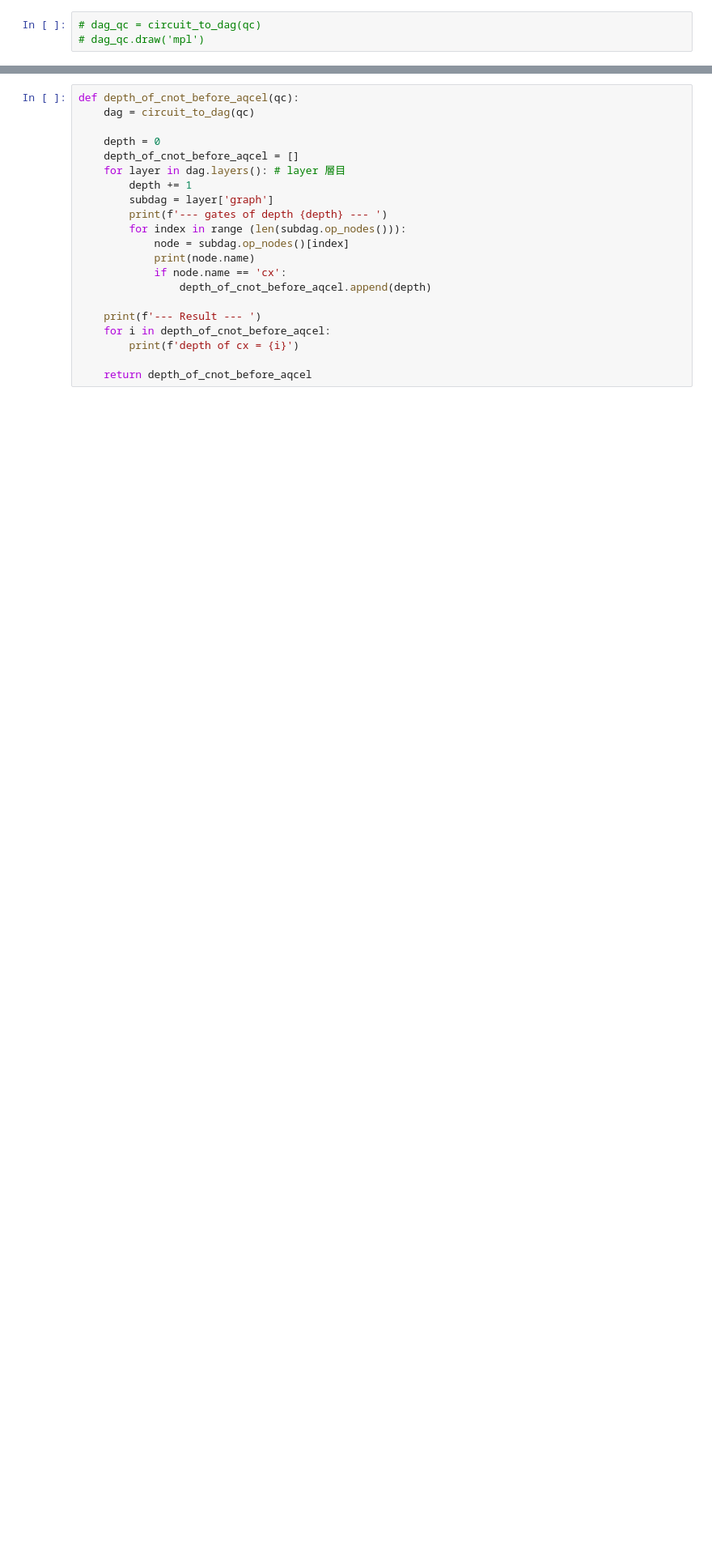
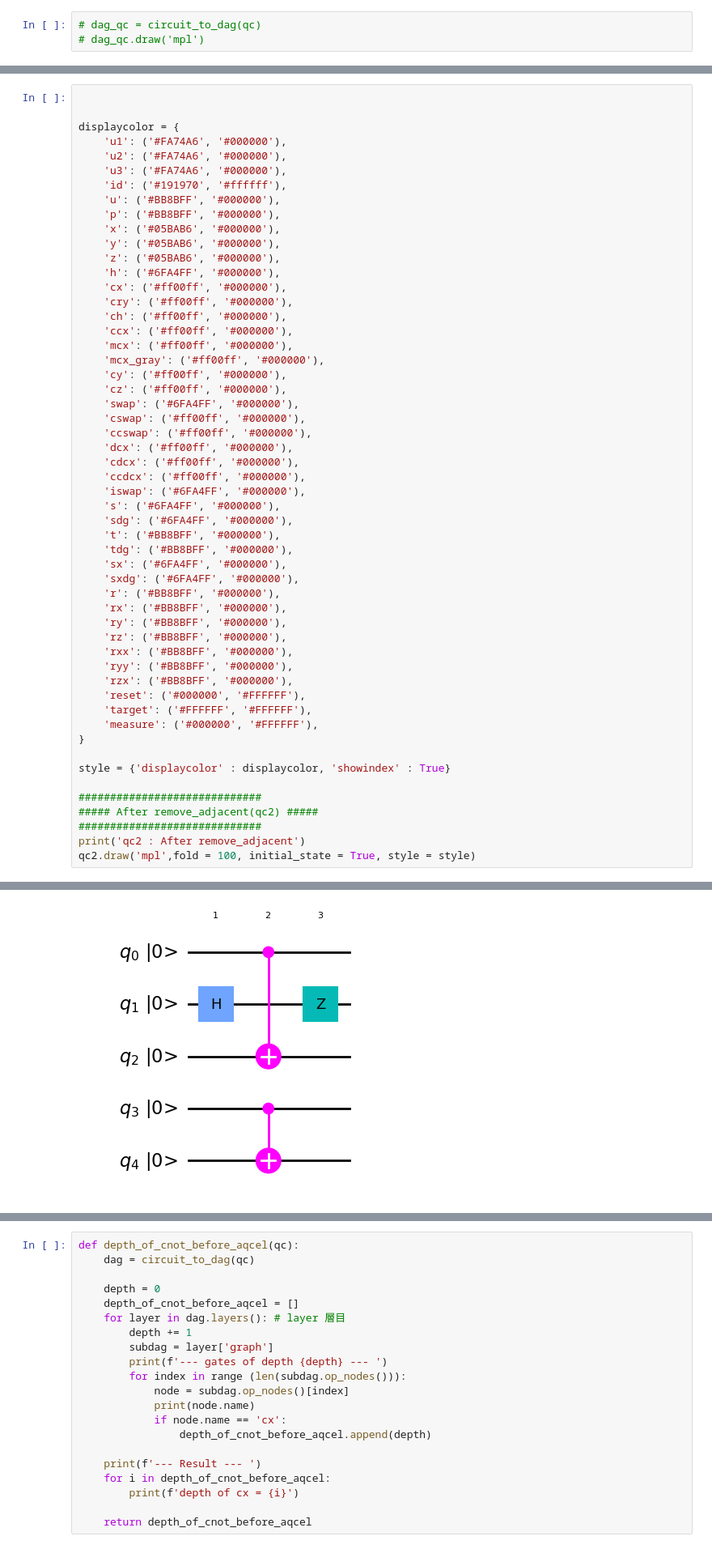
Before and after one commit to LBNL-HEP-QIS/QuantumPartonShower, a Jupyter notebook: qiskit_code/experiment.ipynb, the cells around one changed output, grey strips where cells are left out. Shown at 81% size. Saved outputs shown, nothing was run; the diff lists cells and outputs as text; blank space fills up the shorter version.

```diff
--- a/qiskit_code/experiment.ipynb
+++ b/qiskit_code/experiment.ipynb
@@ -162,0 +151,55 @@ Before AQCEL
+# %%
+
+
+displaycolor = {
+    'u1': ('#FA74A6', '#000000'),
+    'u2': ('#FA74A6', '#000000'),
+    'u3': ('#FA74A6', '#000000'),
+    'id': ('#191970', '#ffffff'),
+    'u': ('#BB8BFF', '#000000'),
+    'p': ('#BB8BFF', '#000000'),
+    'x': ('#05BAB6', '#000000'),
+    'y': ('#05BAB6', '#000000'),
+    'z': ('#05BAB6', '#000000'),
+    'h': ('#6FA4FF', '#000000'),
+    'cx': ('#ff00ff', '#000000'),
+    'cry': ('#ff00ff', '#000000'),
+    'ch': ('#ff00ff', '#000000'),
+    'ccx': ('#ff00ff', '#000000'),
+    'mcx': ('#ff00ff', '#000000'),
+    'mcx_gray': ('#ff00ff', '#000000'),
+    'cy': ('#ff00ff', '#000000'),
+    'cz': ('#ff00ff', '#000000'),
+    'swap': ('#6FA4FF', '#000000'),
+    'cswap': ('#ff00ff', '#000000'),
+    'ccswap': ('#ff00ff', '#000000'),
+    'dcx': ('#ff00ff', '#000000'),
+    'cdcx': ('#ff00ff', '#000000'),
+    'ccdcx': ('#ff00ff', '#000000'),
+    'iswap': ('#6FA4FF', '#000000'),
+    's': ('#6FA4FF', '#000000'),
+    'sdg': ('#6FA4FF', '#000000'),
+    't': ('#BB8BFF', '#000000'),
+    'tdg': ('#BB8BFF', '#000000'),
+    'sx': ('#6FA4FF', '#000000'),
+    'sxdg': ('#6FA4FF', '#000000'),
+    'r': ('#BB8BFF', '#000000'),
+    'rx': ('#BB8BFF', '#000000'),
+    'ry': ('#BB8BFF', '#000000'),
+    'rz': ('#BB8BFF', '#000000'),
+    'rxx': ('#BB8BFF', '#000000'),
+    'ryy': ('#BB8BFF', '#000000'),
+    'rzx': ('#BB8BFF', '#000000'),
+    'reset': ('#000000', '#FFFFFF'),
+    'target': ('#FFFFFF', '#FFFFFF'),
+    'measure': ('#000000', '#FFFFFF'),
+}
+
+style = {'displaycolor' : displaycolor, 'showindex' : True}
+
+#############################
+##### After remove_adjacent(qc2) #####
+#############################
+print('qc2 : After remove_adjacent')
+qc2.draw('mpl',fold = 100, initial_state = True, style = style)
+# %% [output]
@@ -163,3 +207,4 @@ Before AQCEL
+[figure, added]
 # %%
 #############################
 ##### Before AQCEL(qc1) #####
```
Also changed, not shown: parts of 10 cells of this notebook, 10 other files.
